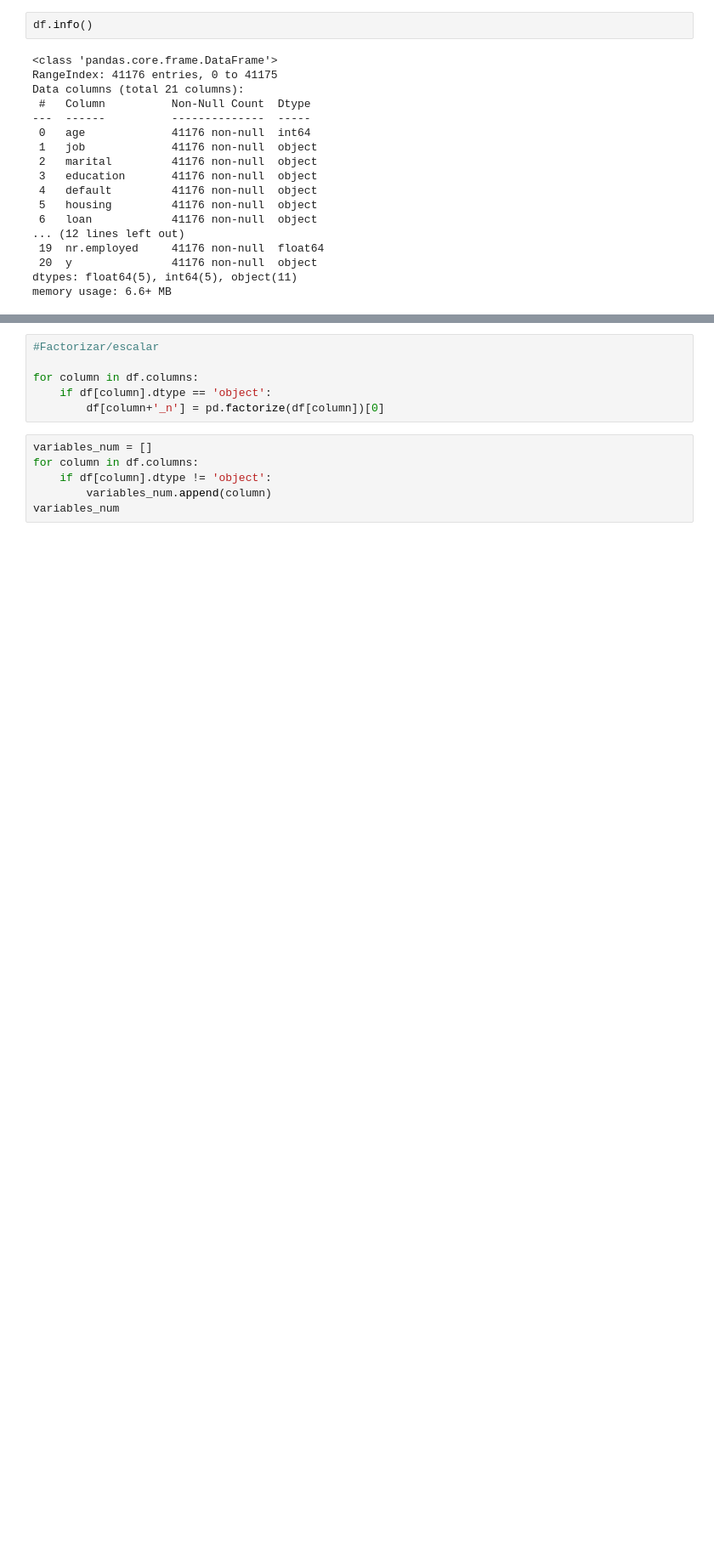
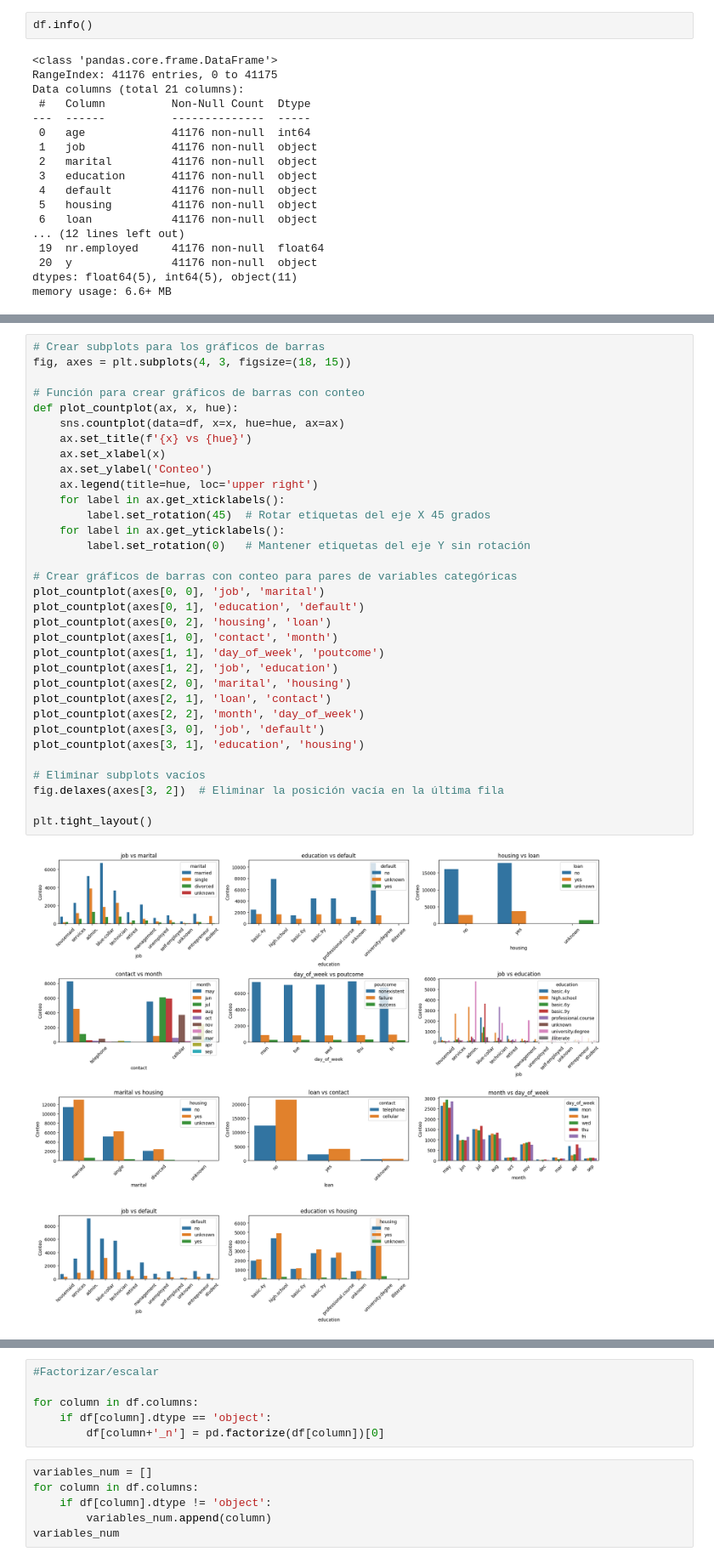
Before and after one commit to Paula3228/Regresion-Logistica, a Jupyter notebook: src/explore.ipynb, the cells around one changed output, grey strips where cells are left out. Shown at 85% size. Saved outputs shown, nothing was run; the diff lists cells and outputs as text; blank space fills up the shorter version.

```diff
--- a/src/explore.ipynb
+++ b/src/explore.ipynb
@@ -93,0 +165,35 @@ memory usage: 6.6+ MB
+# %%
+# Crear subplots para los gráficos de barras
+fig, axes = plt.subplots(4, 3, figsize=(18, 15))
+
+# Función para crear gráficos de barras con conteo
+def plot_countplot(ax, x, hue):
+    sns.countplot(data=df, x=x, hue=hue, ax=ax)
+    ax.set_title(f'{x} vs {hue}')
+    ax.set_xlabel(x)
+    ax.set_ylabel('Conteo')
+    ax.legend(title=hue, loc='upper right')
+    for label in ax.get_xticklabels():
+        label.set_rotation(45)  # Rotar etiquetas del eje X 45 grados
+    for label in ax.get_yticklabels():
+        label.set_rotation(0)   # Mantener etiquetas del eje Y sin rotación
+
+# Crear gráficos de barras con conteo para pares de variables categóricas
+plot_countplot(axes[0, 0], 'job', 'marital')
+plot_countplot(axes[0, 1], 'education', 'default')
+plot_countplot(axes[0, 2], 'housing', 'loan')
+plot_countplot(axes[1, 0], 'contact', 'month')
+plot_countplot(axes[1, 1], 'day_of_week', 'poutcome')
+plot_countplot(axes[1, 2], 'job', 'education')
+plot_countplot(axes[2, 0], 'marital', 'housing')
+plot_countplot(axes[2, 1], 'loan', 'contact')
+plot_countplot(axes[2, 2], 'month', 'day_of_week')
+plot_countplot(axes[3, 0], 'job', 'default')
+plot_countplot(axes[3, 1], 'education', 'housing')
+
+# Eliminar subplots vacíos
+fig.delaxes(axes[3, 2])  # Eliminar la posición vacía en la última fila
+
+plt.tight_layout()
+# %% [output]
+[figure, added]
```
Also changed, not shown: parts of 15 cells of this notebook, 1 other file.
